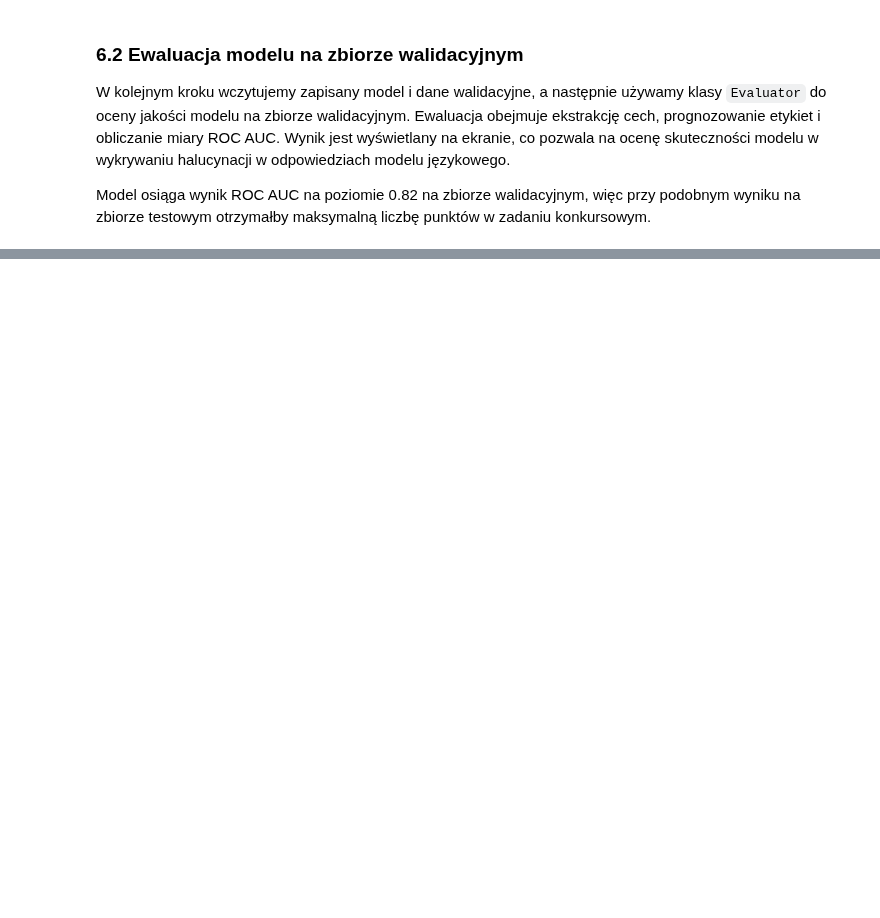
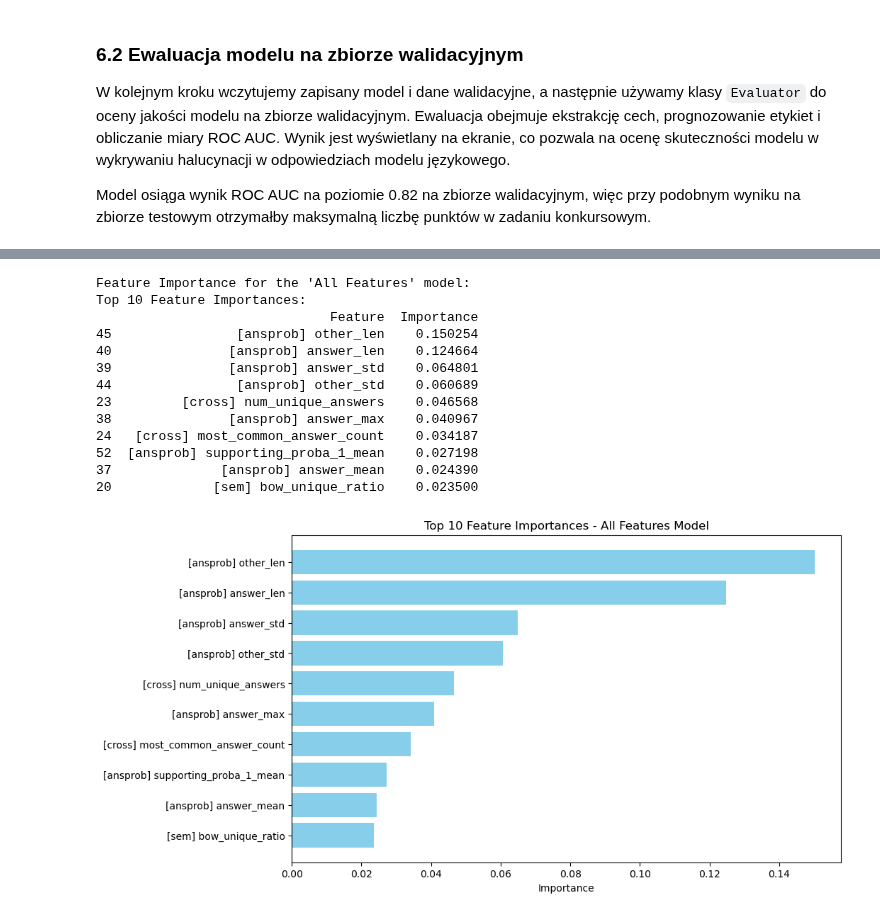
Before and after one commit to OlimpiadaAI/II-OlimpiadaAI, a Jupyter notebook: 1_etap/2_wykrywanie_halucynacji/2_wykrywanie_halucynacji_rozw.ipynb, the cells around one changed output, grey strips where cells are left out. Drawn from its saved outputs; the diff is of its cells as text; code cells hidden in the pictures; blank space fills up the shorter version.

```diff
--- a/1_etap/2_wykrywanie_halucynacji/2_wykrywanie_halucynacji_rozw.ipynb
+++ b/1_etap/2_wykrywanie_halucynacji/2_wykrywanie_halucynacji_rozw.ipynb
@@ -116,7 +116,7 @@ W tej sekcji inicjalizujemy środowisko poprzez zaimportowanie potrzebnych bibli
 # %%
 ######################### NIE ZMIENIAJ TEJ KOMÓRKI PODCZAS WYSYŁANIA ##########################
 
-FINAL_EVALUATION_MODE = True  # W czasie sprawdzania twojego rozwiązania, zmienimy tą wartość na True
+FINAL_EVALUATION_MODE = False  # W czasie sprawdzania twojego rozwiązania, zmienimy tą wartość na True
 
 import os
 import json
@@ -129,10 +129,12 @@ from sklearn.model_selection import GridSearchCV
 from sklearn.metrics import roc_auc_score, balanced_accuracy_score
 from sklearn.dummy import DummyClassifier
 
+
 def download_data(train=("1TGEDaxw4GKfSq0fpqSk0wRpUSc8GgZN0", "train.json"),
                   valid=("1qrr7bZk6Uct8DeC-V8Bc1qD5su56ryFd", "valid.json")):
     """Pobiera zbiór danych z Google Drive i zapisuje go w folderze 'data'."""
     import gdown
+    import shutil
 
     # Utwórz lub zresetuj folder 'data'
     if not os.path.exists('data'):
@@ -1456,6 +1567,9 @@ W pierwszej kolejności tworzymy instancję klasy `FeatureAggregator`, która po
 data_base_path = "./data"
 model_directory = "./models"
 train_data, valid_data = load_data("data")
+# Przetwarzanie danych
+train_data = PreProcessor(train_data).transform()
+valid_data = PreProcessor(valid_data).transform()
 
 # Inicjalizacja ekstraktora cech
 aggregator = FeatureAggregator(base_data_path=data_base_path)
@@ -1550,0 +1783,12 @@ TODO
+# %%
+if not FINAL_EVALUATION_MODE:
+    print("\nTraining model on ALL features...\n")
+    all_features_model, all_features_auc = train_eval_with_trainer(
+        trainer_class=Trainer,
+        aggregator=aggregator,
+        train_data=train_data,
+        valid_data=valid_data,
+        feature_sets="all",
+        model_name="ALL_FEATURES"
+    )
+    experiment_results["all_features"] = all_features_auc
@@ -1550,0 +1862,44 @@ TODO
+# %%
+if not FINAL_EVALUATION_MODE:
+    print("\nFeature Importance for the 'All Features' model:")
+    # 8A) Get final model's feature importances
+    if isinstance(all_features_model, XGBClassifier):
+        # Retrieve features from a sample for naming
+        sample_feats = aggregator.aggregate_features(train_data[0], feature_sets="all")
+        feature_names = list(sample_feats.keys())
+
+        importances = all_features_model.feature_importances_
+
+        # Build a DataFrame
+        df_imp = pd.DataFrame({
+            "Feature": feature_names,
+            "Importance": importances
+        }).sort_values("Importance", ascending=False)
+
+        print("Top 10 Feature Importances:")
+        print(df_imp.head(10))
+
+        # 8B) Quick plot of top 10
+        plt.figure(figsize=(10, 6))
+        top10 = df_imp.head(10)[::-1]  # reverse for barh
+        plt.barh(top10["Feature"], top10["Importance"], color='skyblue')
+        plt.xlabel("Importance")
+        plt.title("Top 10 Feature Importances - All Features Model")
+        plt.show()
+    else:
+        print("[Notebook] All features model is not an XGBClassifier. Cannot display importances.")
+# %% [output]
+Feature Importance for the 'All Features' model:
+Top 10 Feature Importances:
+                              Feature  Importance
+45                [ansprob] other_len    0.150254
+40               [ansprob] answer_len    0.124664
+39               [ansprob] answer_std    0.064801
+44                [ansprob] other_std    0.060689
+23         [cross] num_unique_answers    0.046568
+38               [ansprob] answer_max    0.040967
+24   [cross] most_common_answer_count    0.034187
+52  [ansprob] supporting_proba_1_mean    0.027198
+37              [ansprob] answer_mean    0.024390
+20             [sem] bow_unique_ratio    0.023500
+[figure, added]
```
Also changed, not shown: parts of 36 cells of this notebook.
